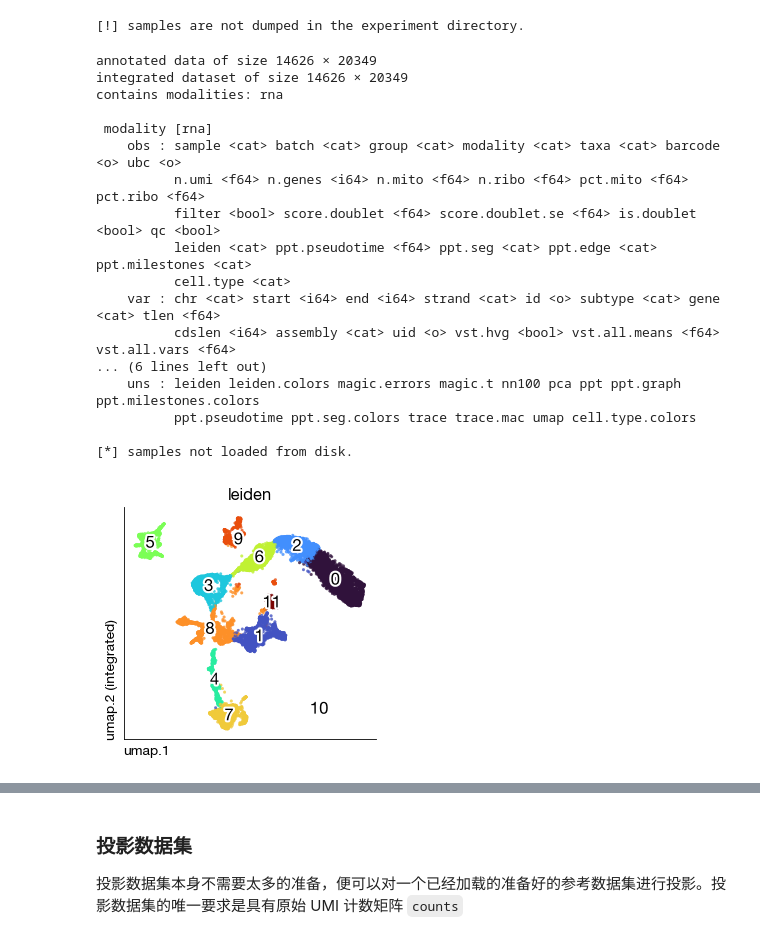
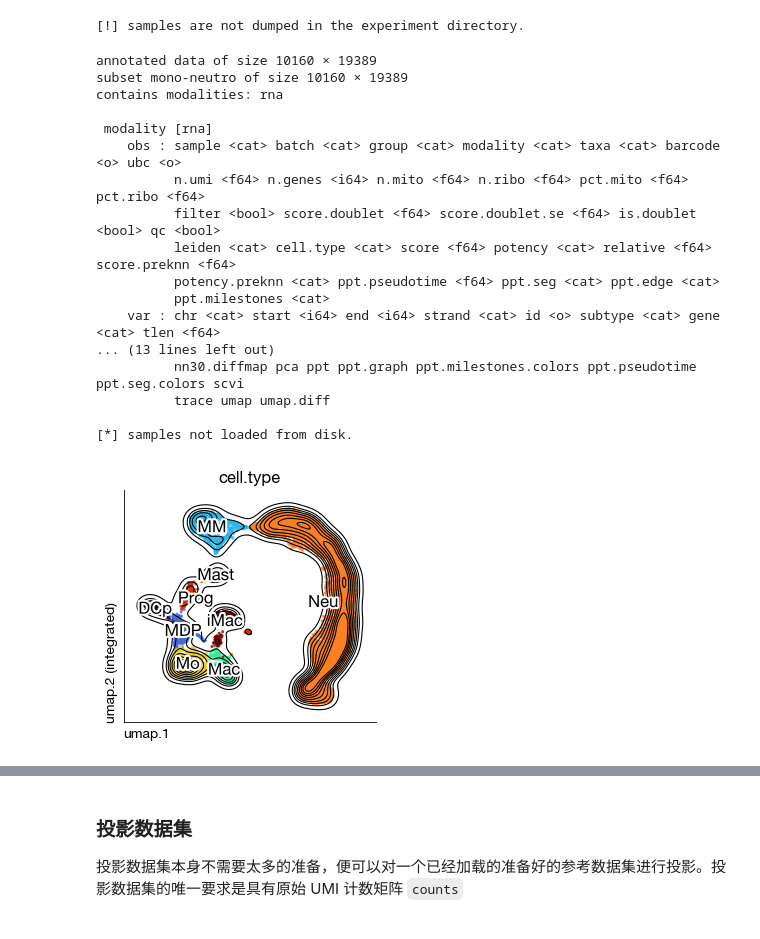
Before and after one commit to yang-z-03/exprmat, a Jupyter notebook: docs/source/notebooks/projection.ipynb, the cells around one changed output, grey strips where cells are left out. Cells and saved outputs as stored; diff of their text form; code cells hidden in the pictures.

```diff
--- a/docs/source/notebooks/projection.ipynb
+++ b/docs/source/notebooks/projection.ipynb
@@ -32,35 +35,36 @@ ver = em.version()
 在图谱准备工作完毕后，请保存图谱实验对象，这样才会写到硬盘上
 # %%
 atlas = em.load_experiment(
-    direc = '/home/data/yangz/bioinfo/geo/m-bone-marrow-metastasis/expm',
-    load_samples = False
+    direc = 'expression',
+    load_samples = False,
+    load_subset = 'mono-neutro'
 )
 # %% [output]
 [!] samples are not dumped in the experiment directory.
 # %%
 print(atlas)
 # %% [output]
-annotated data of size 14626 × 20349
-integrated dataset of size 14626 × 20349
+annotated data of size 10160 × 19389
+subset mono-neutro of size 10160 × 19389
 contains modalities: rna
 
  modality [rna]
     obs : sample <cat> batch <cat> group <cat> modality <cat> taxa <cat> barcode <o> ubc <o>
           n.umi <f64> n.genes <i64> n.mito <f64> n.ribo <f64> pct.mito <f64> pct.ribo <f64>
           filter <bool> score.doublet <f64> score.doublet.se <f64> is.doublet <bool> qc <bool>
-          leiden <cat> ppt.pseudotime <f64> ppt.seg <cat> ppt.edge <cat> ppt.milestones <cat>
-          cell.type <cat>
+          leiden <cat> cell.type <cat> score <f64> potency <cat> relative <f64> score.preknn <f64>
+          potency.preknn <cat> ppt.pseudotime <f64> ppt.seg <cat> ppt.edge <cat>
+          ppt.milestones <cat>
     var : chr <cat> start <i64> end <i64> strand <cat> id <o> subtype <cat> gene <cat> tlen <f64>
-          cdslen <i64> assembly <cat> uid <o> vst.hvg <bool> vst.all.means <f64> vst.all.vars <f64>
-... (6 lines left out)
-    uns : leiden leiden.colors magic.errors magic.t nn100 pca ppt ppt.graph ppt.milestones.colors
-          ppt.pseudotime ppt.seg.colors trace trace.mac umap cell.type.colors
+... (13 lines left out)
+          nn30.diffmap pca ppt ppt.graph ppt.milestones.colors ppt.pseudotime ppt.seg.colors scvi
+          trace umap umap.diff
 
 [*] samples not loaded from disk.
 # %%
 fig = atlas.plot_rna_embedding(
-    basis = 'umap', color = 'leiden', annotate_style = 'text', legend = False,
-    figsize = (3, 3), dpi = 100, ptsize = 4, contour_plot = False
+    basis = 'umap', color = 'cell.type', annotate_style = 'text', legend = False,
+    figsize = (3, 3), dpi = 100, ptsize = 4, contour_plot = True
 )
 # %% [output]
-[figure, old version]
+[figure, new version]
```
Also changed, not shown: parts of 15 cells of this notebook, 23 other files.
